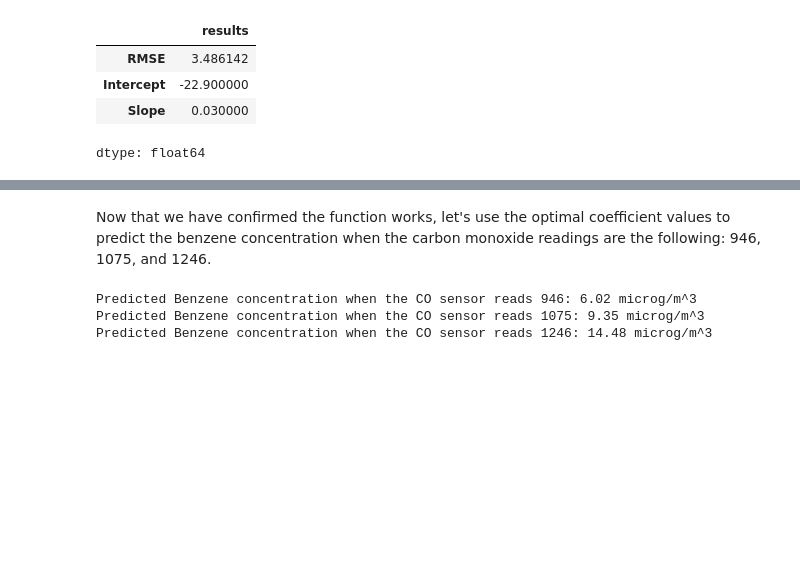
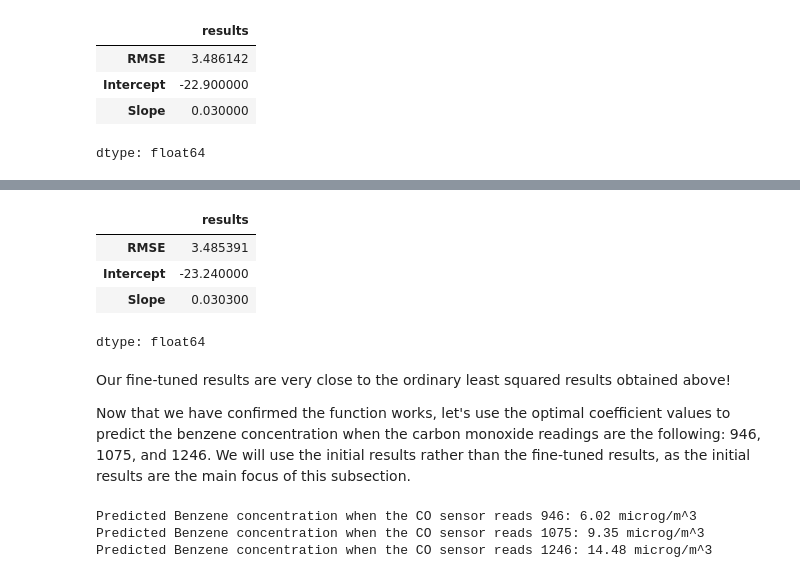
Before and after one commit to jccrews256/ST-554-Project1-Template, a Jupyter notebook: Task1/Task_1.ipynb, the cells around one changed output, grey strips where cells are left out. Cells and saved outputs as stored; diff of their text form; code cells hidden in the pictures; blank space fills up the shorter version.

```diff
--- a/Task1/Task_1.ipynb
+++ b/Task1/Task_1.ipynb
@@ -437,13 +440,26 @@ This function will take a `y` series and an `x` series as inputs and return the
 # %%
 # Constructing a function to generate optimal SLR coefficients via grid search
-def predictor_slr(y, x):
+def predictor_slr_grid(y, x, intercept_seq = None, slope_seq = None):
     # Generating 1D grids for b_0 and b_1
     # Using linspace with correct length to avoid accumulating precision issues
-    b_0_grid_len = int(round((-15 - -25)/0.1) + 1)
-    b_0_grid = np.linspace(-25, -15, b_0_grid_len)
+    # Parsing intercept_seq input: using baseline options if None,
+    # using user-supplied start, stop, and step if not
+    if intercept_seq == None:
+        b_0_grid_len = int(round((-15 - -25)/0.1) + 1)
+        b_0_grid = np.linspace(-25, -15, b_0_grid_len)
+    else:
+        b_0_grid_len = int(round((intercept_seq[1] -
+                                  intercept_seq[0])/intercept_seq[2]) + 1)
+        b_0_grid = np.linspace(intercept_seq[0], intercept_seq[1], b_0_grid_len)
 
-    b_1_grid_len = int(round((5 - -5)/0.01) + 1)
-    b_1_grid = np.linspace(-5, 5, b_1_grid_len)
+    # Parsing slope_seq input
+    if slope_seq == None:
+        b_1_grid_len = int(round((5 - -5)/0.01) + 1)
+        b_1_grid = np.linspace(-5, 5, b_1_grid_len)
+    else:
+         b_1_grid_len = int(round((slope_seq[1] -
+                                  slope_seq[0])/slope_seq[2]) + 1)
+         b_1_grid = np.linspace(slope_seq[0], slope_seq[1], b_1_grid_len)
 
     # Creating an empty array of objects to capture coefficient tuples
     coeff_grid = np.zeros((b_0_grid.shape[0], b_1_grid.shape[0]), dtype = object)
@@ -475,8 +491,8 @@ def predictor_slr(y, x):
     # Capturing the minimum RMSE and optimal coefficients in a series
     # Note that we are protecting against miniscule numerical imprecisions
     # by rounding the coefficients to the appropriate decimal places
-    results = pd.Series([float(rmse_grid_2d.min()), float(round(optimal_coeffs[0], 1)),
-                         float(round(optimal_coeffs[1], 2))],
+    results = pd.Series([float(rmse_grid_2d.min()), float(round(optimal_coeffs[0], 10)),
+                         float(round(optimal_coeffs[1], 10))],
                         index = ["RMSE", "Intercept", "Slope"])
     results.name = "results" # Assigning clean series name
 
@@ -496,5 +514,16 @@ dtype: float64
+# %%
+# Applying function to predict C6H6_true using CO_sensor and custom grids
+predictor_slr_grid(air_quality_df.C6H6_true, air_quality_df.CO_sensor, intercept_seq = [-23.5, -22.5, 0.01], slope_seq = [0, 0.04, 0.0001])
+# %% [output]
+|  | results |
+| RMSE | 3.485391 |
+| Intercept | -23.240000 |
+| Slope | 0.030300 |
+dtype: float64
 # %% [markdown]
-Now that we have confirmed the function works, let's use the optimal coefficient values to predict the benzene concentration when the carbon monoxide readings are the following: 946, 1075, and 1246.
+Our fine-tuned results are very close to the ordinary least squared results obtained above!
+
+Now that we have confirmed the function works, let's use the optimal coefficient values to predict the benzene concentration when the carbon monoxide readings are the following: 946, 1075, and 1246. We will use the initial results rather than the fine-tuned results, as the initial results are the main focus of this subsection.
 # %%
 # Printing predictions when CO_sensor is 946, 1075, and 1246
 print("Predicted Benzene concentration when the CO sensor reads 946:",
```
Also changed, not shown: parts of 23 cells of this notebook.
